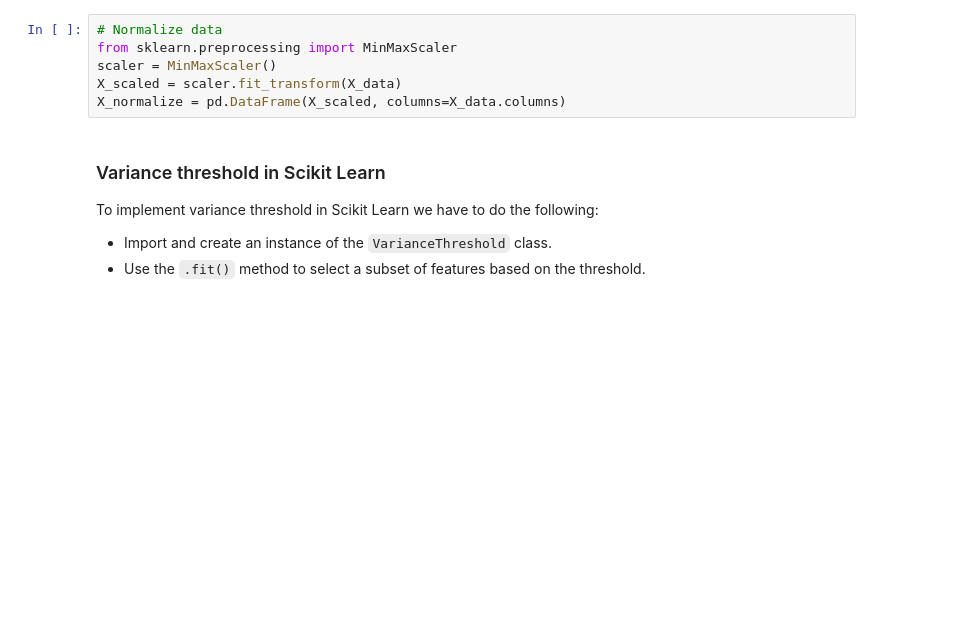
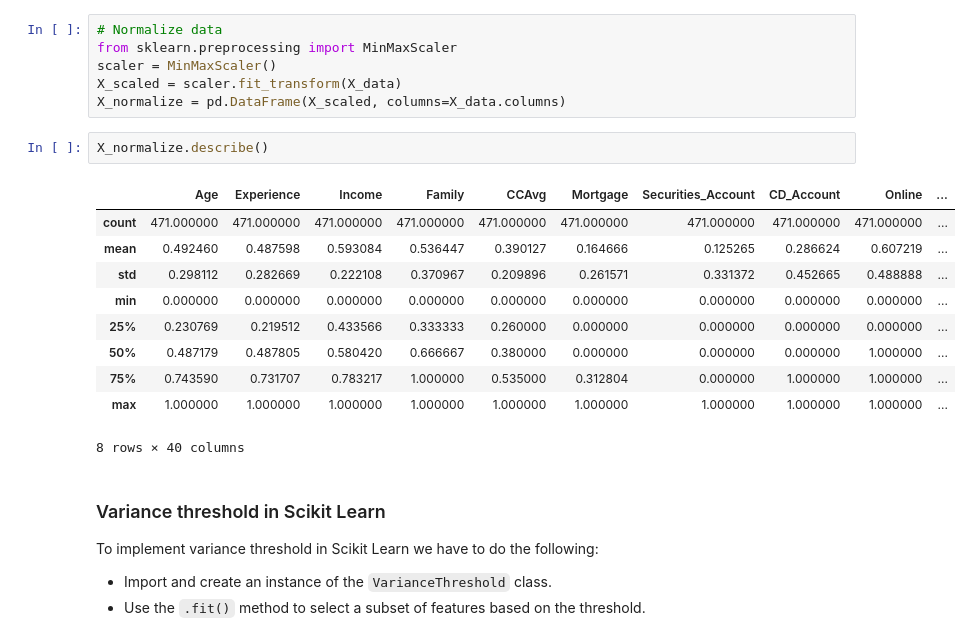
Before and after one commit to mut-rogers/Machine-Learning, a Jupyter notebook: Variable Selection and Model Persistence/Variables_and_variable_selection_examples.ipynb, the cells around one changed output. Drawn from its saved outputs; the diff is of its cells as text; blank space fills up the shorter version.

```diff
--- a/Variable Selection and Model Persistence/Variables_and_variable_selection_examples.ipynb
+++ b/Variable Selection and Model Persistence/Variables_and_variable_selection_examples.ipynb
@@ -417,6 +627,19 @@ from sklearn.preprocessing import MinMaxScaler
 scaler = MinMaxScaler()
 X_scaled = scaler.fit_transform(X_data)
 X_normalize = pd.DataFrame(X_scaled, columns=X_data.columns)
+# %%
+X_normalize.describe()
+# %% [output]
+|  | Age | Experience | Income | Family | CCAvg | Mortgage | Securities_Account | CD_Account | Online | ... |
+| count | 471.000000 | 471.000000 | 471.000000 | 471.000000 | 471.000000 | 471.000000 | 471.000000 | 471.000000 | 471.000000 | ... |
+| mean | 0.492460 | 0.487598 | 0.593084 | 0.536447 | 0.390127 | 0.164666 | 0.125265 | 0.286624 | 0.607219 | ... |
+| std | 0.298112 | 0.282669 | 0.222108 | 0.370967 | 0.209896 | 0.261571 | 0.331372 | 0.452665 | 0.488888 | ... |
+| min | 0.000000 | 0.000000 | 0.000000 | 0.000000 | 0.000000 | 0.000000 | 0.000000 | 0.000000 | 0.000000 | ... |
+| 25% | 0.230769 | 0.219512 | 0.433566 | 0.333333 | 0.260000 | 0.000000 | 0.000000 | 0.000000 | 0.000000 | ... |
+| 50% | 0.487179 | 0.487805 | 0.580420 | 0.666667 | 0.380000 | 0.000000 | 0.000000 | 0.000000 | 1.000000 | ... |
+| 75% | 0.743590 | 0.731707 | 0.783217 | 1.000000 | 0.535000 | 0.312804 | 0.000000 | 1.000000 | 1.000000 | ... |
+| max | 1.000000 | 1.000000 | 1.000000 | 1.000000 | 1.000000 | 1.000000 | 1.000000 | 1.000000 | 1.000000 | ... |
+8 rows × 40 columns
 # %% [markdown]
 ### Variance threshold in Scikit Learn
 
```
Also changed, not shown: parts of 36 cells of this notebook, 1 other file.
